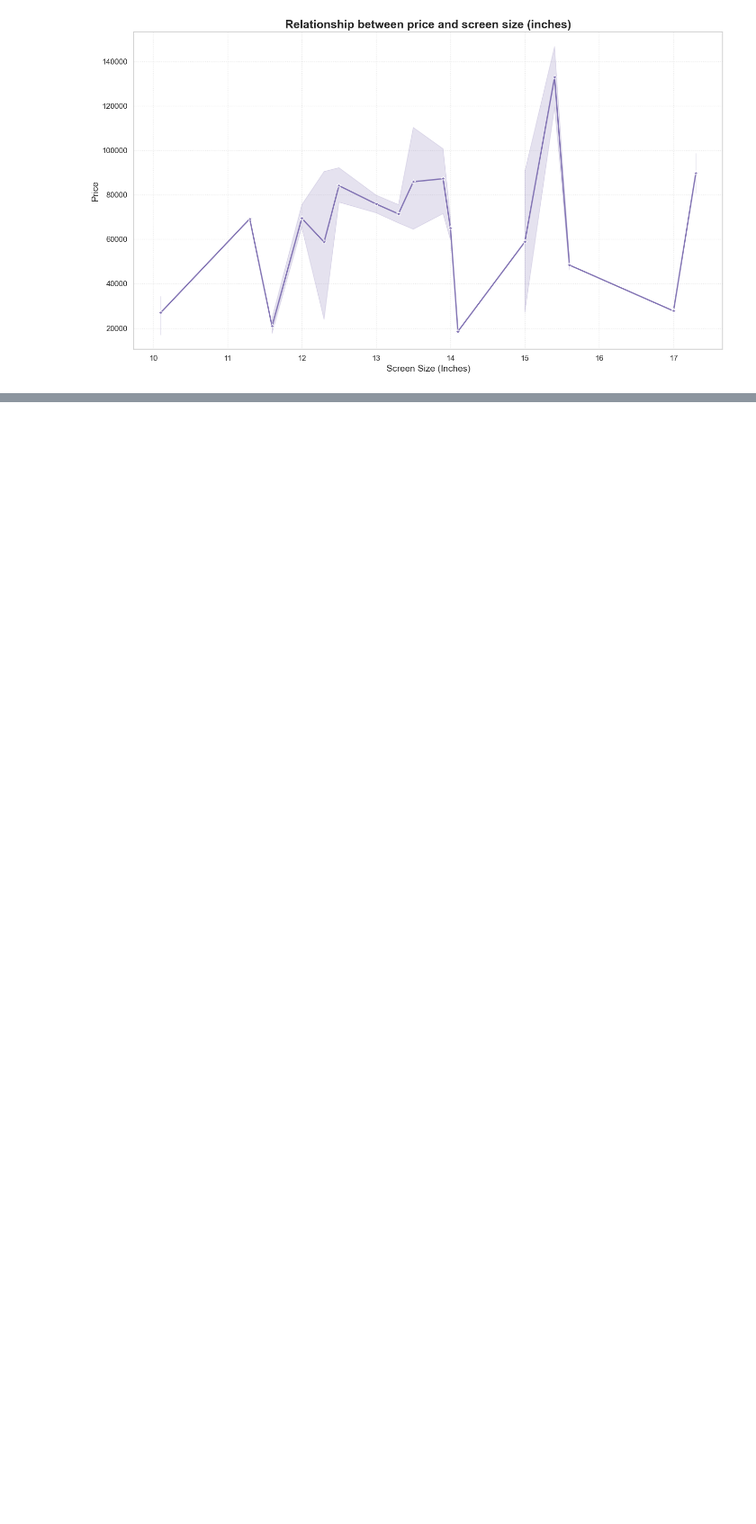
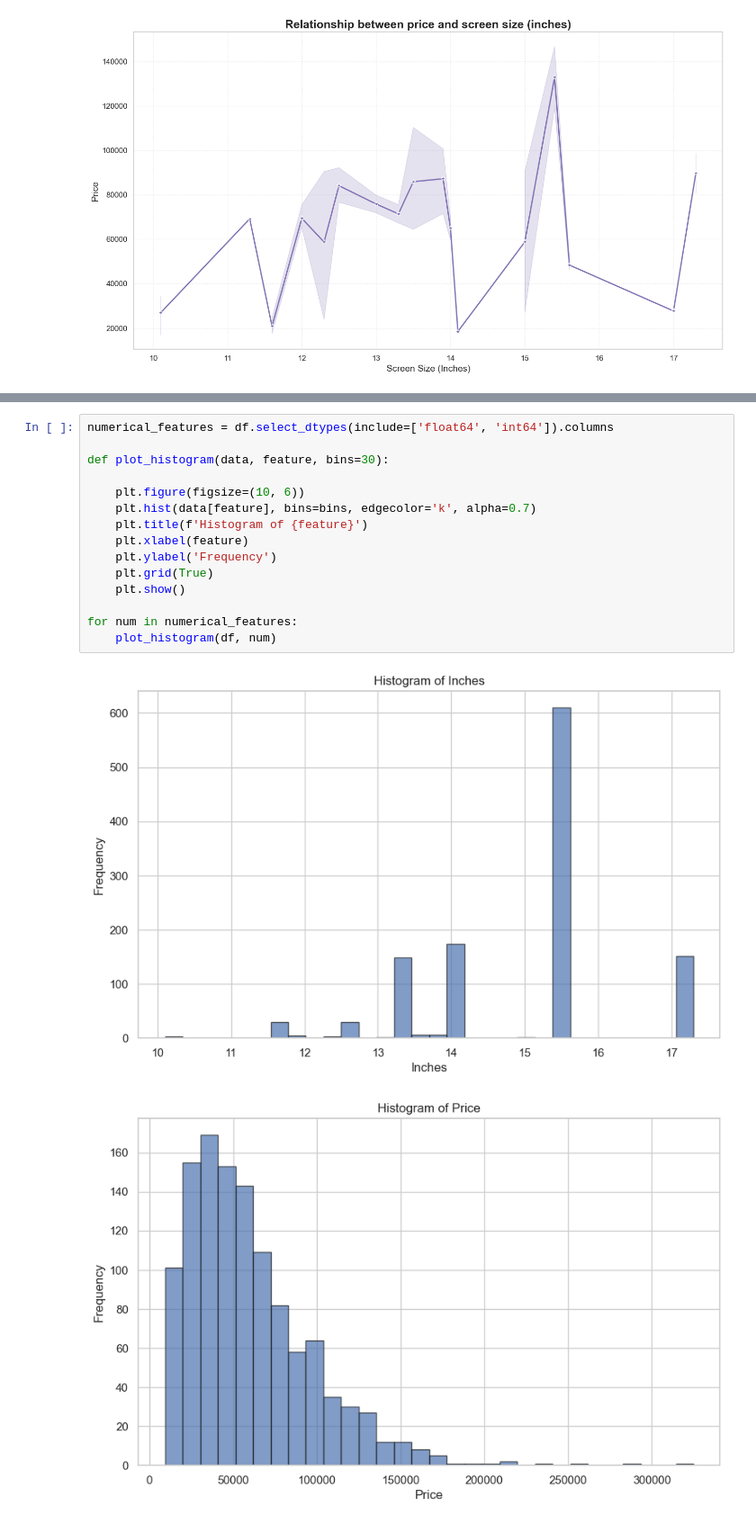
Before and after one commit to neha-palak/laptop_price_task, a Jupyter notebook: notebooks/data_exploration.ipynb, the cells around one changed output, grey strips where cells are left out. Shown at 90% size. Cells and saved outputs as stored; diff of their text form; blank space fills up the shorter version.

```diff
--- a/notebooks/data_exploration.ipynb
+++ b/notebooks/data_exploration.ipynb
@@ -146,0 +192,18 @@ plt.show()
+# %%
+numerical_features = df.select_dtypes(include=['float64', 'int64']).columns
+
+def plot_histogram(data, feature, bins=30):
+
+    plt.figure(figsize=(10, 6))
+    plt.hist(data[feature], bins=bins, edgecolor='k', alpha=0.7)
+    plt.title(f'Histogram of {feature}')
+    plt.xlabel(feature)
+    plt.ylabel('Frequency')
+    plt.grid(True)
+    plt.show()
+
+for num in numerical_features:
+    plot_histogram(df, num)
+# %% [output]
+[figure, added]
+[figure, added]
```
Also changed, not shown: parts of 7 cells of this notebook.
